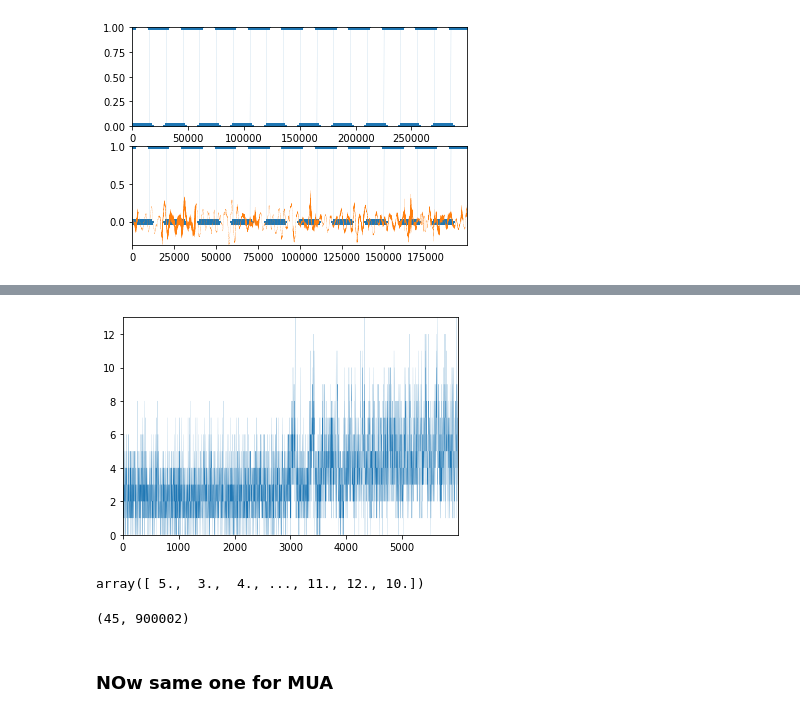
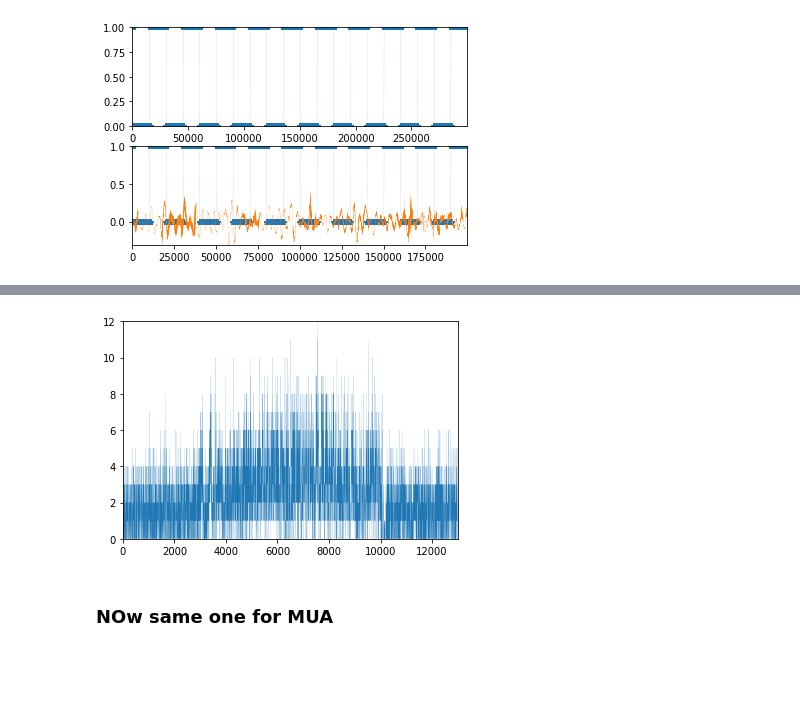
Before and after one commit to zekearneodo/ceciestunepipe, a Jupyter notebook: sglx_pipe-sort_rasters-s_b1253_21-20210614_pouli-dev.ipynb, the cells around one changed output, grey strips where cells are left out. Saved outputs shown, nothing was run; the diff lists cells and outputs as text; code cells hidden in the pictures; blank space fills up the shorter version.

Commit message:
spike sort and bout/motif pipeline

```diff
--- a/sglx_pipe-sort_rasters-s_b1253_21-20210614_pouli-dev.ipynb
+++ b/sglx_pipe-sort_rasters-s_b1253_21-20210614_pouli-dev.ipynb
@@ -926,21 +870,21 @@ bout_dict
 # %% [markdown]
 #### plot together the syn signals of the ap, nidq channels, the mic raw trace for all the motifs
 # %%
-mot_idx = 8
-sec_before = 0
-sec_after = 10
+# mot_idx = 8
+# sec_before = 0
+# sec_after = 10
 
-for mot_idx in range(2):
-    start_ap = bout_dict['start_sample_ap_0'][mot_idx] + int(run_recordings['ap_0']._s_f_0 * sec_before)
-    end_ap = bout_dict['start_sample_ap_0'][mot_idx] + int(run_recordings['ap_0']._s_f_0 * sec_after)
+# for mot_idx in range(2):
+#     start_ap = bout_dict['start_sample_ap_0'][mot_idx] + int(run_recordings['ap_0']._s_f_0 * sec_before)
+#     end_ap = bout_dict['start_sample_ap_0'][mot_idx] + int(run_recordings['ap_0']._s_f_0 * sec_after)
 
-    start_nidq = bout_dict['start_sample_nidq'][mot_idx] + int(run_recordings['nidq']._s_f_0 * sec_before)
-    end_nidq = bout_dict['start_sample_nidq'][mot_idx] + int(run_recordings['nidq']._s_f_0 * sec_after)
+#     start_nidq = bout_dict['start_sample_nidq'][mot_idx] + int(run_recordings['nidq']._s_f_0 * sec_before)
+#     end_nidq = bout_dict['start_sample_nidq'][mot_idx] + int(run_recordings['nidq']._s_f_0 * sec_after)
 
-    fig, ax = plt.subplots(nrows=2)
-    ax[0].plot(ap_syn[start_ap: end_ap], '-*')
-    ax[1].plot(nidq_syn[start_nidq: end_nidq], '-*')
-    ax[1].plot(mic_stream[0, start_nidq: end_nidq]/15000)
+#     fig, ax = plt.subplots(nrows=2)
+#     ax[0].plot(ap_syn[start_ap: end_ap], '-*')
+#     ax[1].plot(nidq_syn[start_nidq: end_nidq], '-*')
+#     ax[1].plot(mic_stream[0, start_nidq: end_nidq]/15000)
 # %% [output]
 [figure]
 [figure]
@@ -1040,38 +991,29 @@ clu_list = np.unique(clu_df.loc[(clu_df['KSLabel']=='good') & (clu_df['nucleus']
 t_pre = - 15
 t_post = 15
 
-s_f_ap = run_recordings['ap_0']._s_f_0
+s_f_ap = all_syn_dict['ap_0']['s_f']
 t_pre_samp = int(t_pre * s_f_ap)
 t_post_samp = int(t_post * s_f_ap)
 
 
 ##Pick a bout
 bout_idx = 2
-start_ap = bout_dict['start_sample_ap_0'][bout_idx] + int(run_recordings['ap_0']._s_f_0 * t_pre)
-end_ap = bout_dict['start_sample_ap_0'][bout_idx] + int(run_recordings['ap_0']._s_f_0 * t_post)
-
-start_nidq = bout_dict['start_sample_nidq'][bout_idx] + int(run_recordings['nidq']._s_f_0 * t_pre)
-end_nidq = bout_dict['start_sample_nidq'][bout_idx] + int(run_recordings['nidq']._s_f_0 * t_post)
-
-
-# get the streams/spike array
-spk_arr = get_window_spikes(spk_df, clu_list, int(start_ap), int(end_ap))
-mic_arr = mic_stream[0, start_nidq: end_nidq]
+spk_arr, mic_arr = collect_bout(bout_dict, bout_idx, run_recordings, t_pre, t_post, spk_df, clu_list, mic_stream)
 
 
 # plot
 fig, ax = plt.subplots(nrows=3, gridspec_kw={'height_ratios': [1, 10, 1]}, figsize=(10, 22))
 
-f, t, sxx = sp.ms_spectrogram(mic_arr.flatten(), nidq_sf)
+f, t, sxx = sp.ms_spectrogram(mic_arr.flatten(), all_syn_dict['wav']['s_f'])
 
 #ax[0].plot(mic_arr.flatten())
 
 ax[0].pcolormesh(t, f, np.log(sxx), cmap='inferno')
 
-plot_as_raster(spk_arr, t_0=int(-pre_sec*ap_sf), ax=ax[1])
+plot_as_raster(spk_arr, t_0=int(-pre_sec*s_f_ap), ax=ax[1])
 
 bin_size_ms = 10
-bin_size_sample = int(bin_size_ms * 0.001 *  run_recordings['ap_0']._s_f_0 )
+bin_size_sample = int(bin_size_ms * 0.001 *  all_syn_dict['ap_0']['s_f'])
 psth = np.nansum(pu.coarse(spk_arr, bin_size_sample), axis=0)
 
 ax[2].plot(psth);
@@ -1088,20 +1030,12 @@ bin_size_sample
 # %%
 # plot a 'psth' of the summed activity of all units
 bin_size_ms = 5
-bin_size_sample = int(bin_size_ms * 0.001 *  run_recordings['ap_0']._s_f_0 )
+bin_size_sample = int(bin_size_ms * 0.001 *  all_syn_dict['ap_0']['s_f'] )
 psth = np.nansum(pu.coarse(spk_arr, bin_size_sample), axis=0)
 
 plt.plot(psth);
 # %% [output]
-[figure, old version]
+[figure, new version]
-# %%
-np.nansum(psth, axis=0)
-# %% [output]
-array([ 5.,  3.,  4., ..., 11., 12., 10.])
-# %%
-spk_arr.shape
-# %% [output]
-(45, 900002)
 # %%
 fig_path = os.path.join(exp_struct['folders']['derived'], 'bout_1_raster_sua')
 fig.savefig(fig_path+'.png')
```
Also changed, not shown: parts of 210 cells of this notebook, 16 other files.
